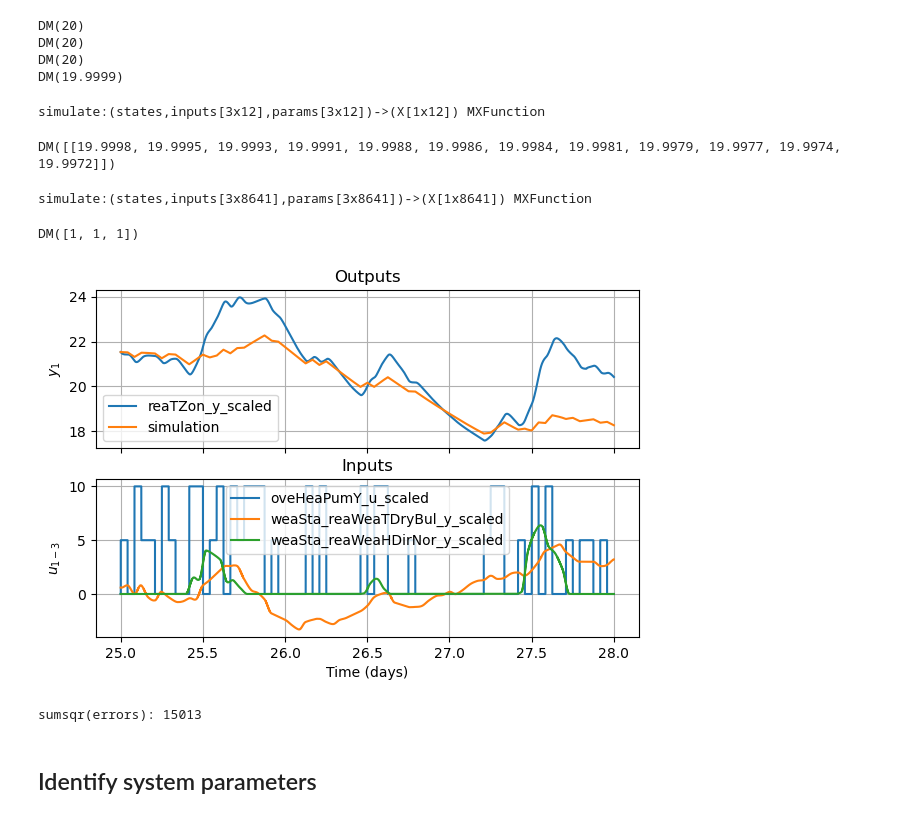
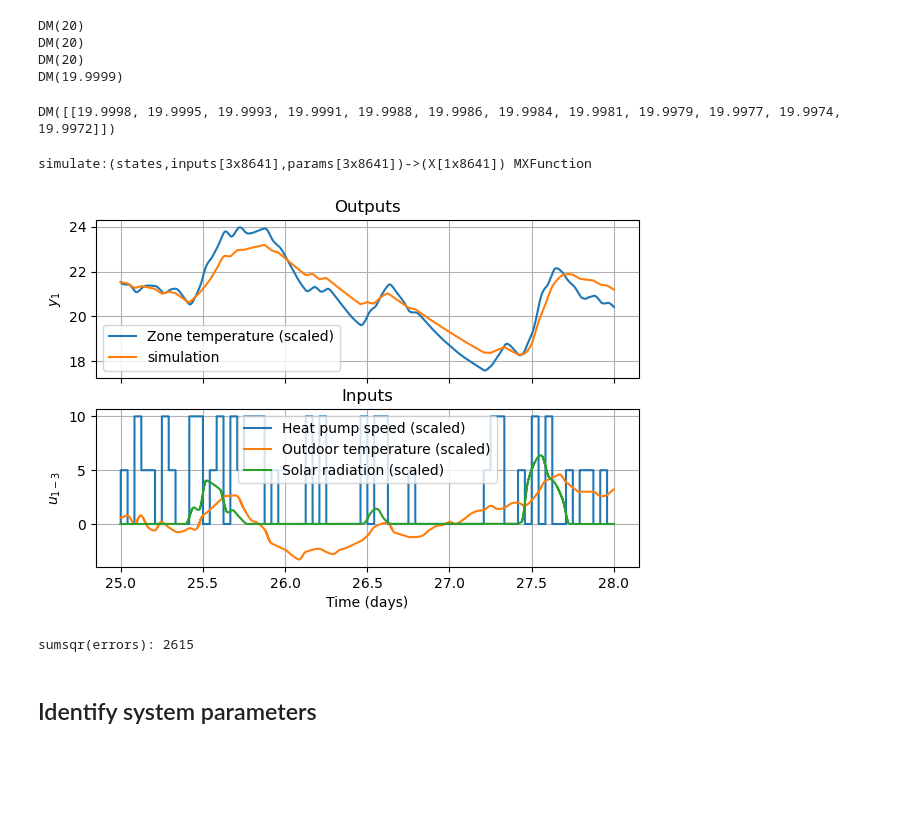
Before and after one commit to billtubbs/boptest-identify, a Jupyter notebook: sys-id-1-zone.ipynb, the cells around one changed output. Saved outputs shown, nothing was run; the diff lists cells and outputs as text; code cells hidden in the pictures; blank space fills up the shorter version.

Commit message:
Fixed scale factors and plot legends.

```diff
--- a/sys-id-1-zone.ipynb
+++ b/sys-id-1-zone.ipynb
@@ -301,11 +297,5 @@ DM(20)
 DM(20)
 DM(20)
 DM(19.9999)
-# %%
-N = 12
-simulate = sample_step.mapaccum("simulate", N)
-print(simulate)
-# %% [output]
-simulate:(states,inputs[3x12],params[3x12])->(X[1x12]) MXFunction
 # %%
 def test_simulate(params=test_params):
@@ -317,59 +309,60 @@ def test_simulate(params=test_params):
 test_simulate()
 # %% [output]
 DM([[19.9998, 19.9995, 19.9993, 19.9991, 19.9988, 19.9986, 19.9984, 19.9981, 19.9979, 19.9977, 19.9974, 19.9972]])
-# %%
-N = data_sample.shape[0]  # Number of samples
-
-# Make function to simulate whole trajectory
-simulate = sample_step.mapaccum("simulate", N)
-print(simulate)
-# %% [output]
-simulate:(states,inputs[3x8641],params[3x8641])->(X[1x8641]) MXFunction
-# %%
-params_scale_factors
-# %% [output]
-DM([1, 1, 1])
 # %%
 # Try simulating system with initial parameter values
-scaled_param_guess = cas.DM([5, 20, 10])
+params_initial_guess = cas.DM([5, 15, 75])
 
 # Initial condition
 T0 = data_sample['reaTZon_y_scaled'].iloc[0]
 x0 = cas.DM([T0])
+
+N = data_sample.shape[0]  # Number of samples
+
+# Make function to simulate whole trajectory
+simulate = sample_step.mapaccum("simulate", N)
+print(simulate)
 
 # Structure of input signals
 # Q_c = u[0]  # cooling delivered
 # T_a = p[0]  # ambient temperature
 # R = p[1]  # solar insolation
 input_names = ['oveHeaPumY_u_scaled', 'weaSta_reaWeaTDryBul_y_scaled', 'weaSta_reaWeaHDirNor_y_scaled']
 inputs = cas.DM(data_sample[input_names].to_numpy()).T
 assert inputs.shape == (n_u + n_p, N)
-scaled_params = cas.repmat(scaled_param_guess, 1, N)
-X = simulate(x0, inputs, scaled_params)
+X = simulate(x0, inputs, cas.repmat(params_initial_guess, 1, N))
 assert X.shape == (n_x, N)
+
+var_rename_map = {
+    'oveHeaPumY_u_scaled': 'Heat pump speed (scaled)',
+    'reaTZon_y_scaled': 'Zone temperature (scaled)',
+    'weaSta_reaWeaHDirNor_y_scaled': 'Solar radiation (scaled)',
+    'weaSta_reaWeaTDryBul_y_scaled': 'Outdoor temperature (scaled)'
+}
 
 fig, axes = make_ioplots_combined(
     sim_results_scaled,
     input_names,
     measurement_names,
     available_inputs,
     available_measurements,
     time_name='time_days',
     time_range=time_range,
     var_rename_map=var_rename_map,
 )
 axes[0].plot(data_sample['time_days'], X.T, label='simulation')
 axes[0].legend()
 plt.show()
 
 output_names = ['reaTZon_y_scaled']
 Y_measured = cas.DM(data_sample[output_names].to_numpy()).T
 Y_predicted = X[0, :]
 errors = Y_measured - Y_predicted
 print(f"sumsqr(errors): {float(cas.sumsqr(errors)):.0f}")
 # %% [output]
+simulate:(states,inputs[3x8641],params[3x8641])->(X[1x8641]) MXFunction
-[figure, old version]
+[figure, new version]
-sumsqr(errors): 15013
+sumsqr(errors): 2615
 # %% [markdown]
 ## Identify system parameters
 # %% [markdown]
```
Also changed, not shown: parts of 10 cells of this notebook.
